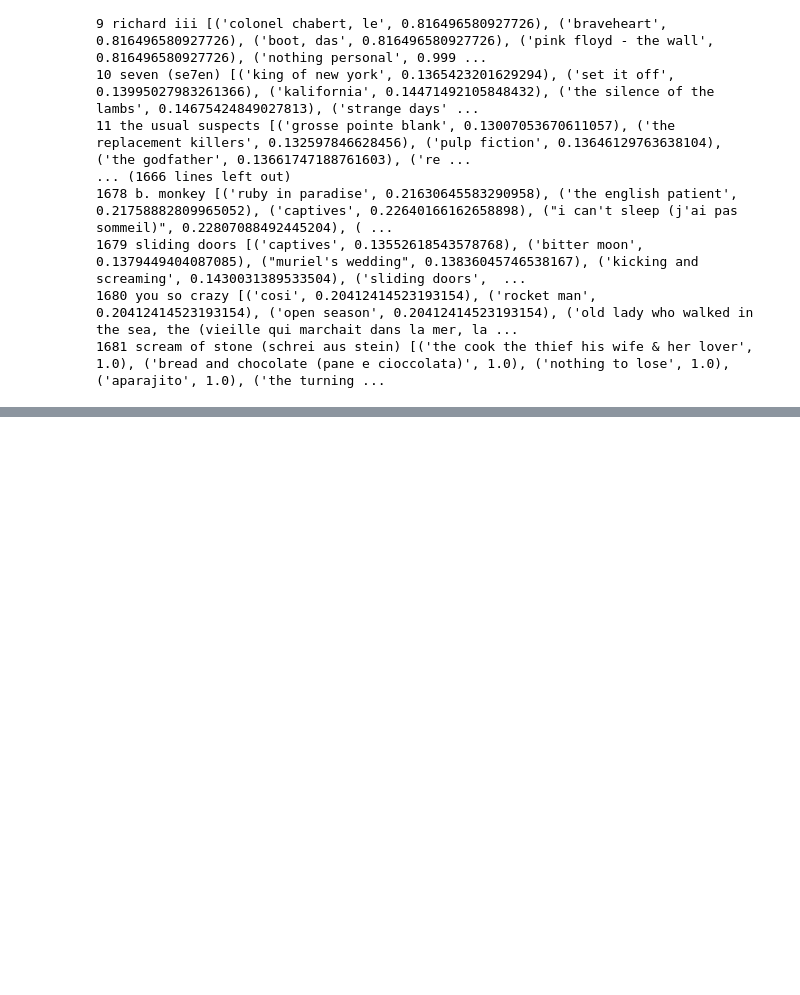
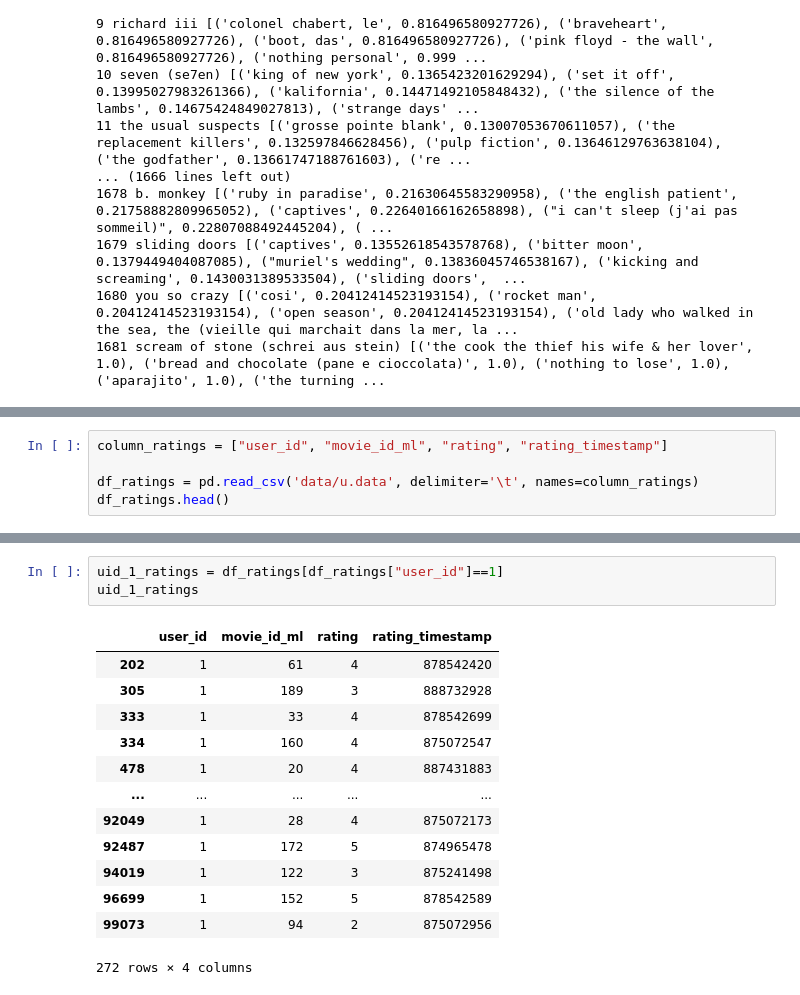
Before and after one commit to Movinder/movielens-imdb-exploration, a Jupyter notebook: Doc2Vector.ipynb, the cells around one changed output, grey strips where cells are left out. Drawn from its saved outputs; the diff is of its cells as text; blank space fills up the shorter version.

```diff
--- a/Doc2Vector.ipynb
+++ b/Doc2Vector.ipynb
@@ -481,0 +526,5 @@ for i in range(adjacency.shape[0]):
+# %%
+column_ratings = ["user_id", "movie_id_ml", "rating", "rating_timestamp"]
+
+df_ratings = pd.read_csv('data/u.data', delimiter='\t', names=column_ratings)
+df_ratings.head()
@@ -481,0 +556,17 @@ for i in range(adjacency.shape[0]):
+# %%
+uid_1_ratings = df_ratings[df_ratings["user_id"]==1]
+uid_1_ratings
+# %% [output]
+|  | user_id | movie_id_ml | rating | rating_timestamp |
+| 202 | 1 | 61 | 4 | 878542420 |
+| 305 | 1 | 189 | 3 | 888732928 |
+| 333 | 1 | 33 | 4 | 878542699 |
+| 334 | 1 | 160 | 4 | 875072547 |
+| 478 | 1 | 20 | 4 | 887431883 |
+| ... | ... | ... | ... | ... |
+| 92049 | 1 | 28 | 4 | 875072173 |
+| 92487 | 1 | 172 | 5 | 874965478 |
+| 94019 | 1 | 122 | 3 | 875241498 |
+| 96699 | 1 | 152 | 5 | 878542589 |
+| 99073 | 1 | 94 | 2 | 875072956 |
+272 rows × 4 columns
```
Also changed, not shown: parts of 14 cells of this notebook.
